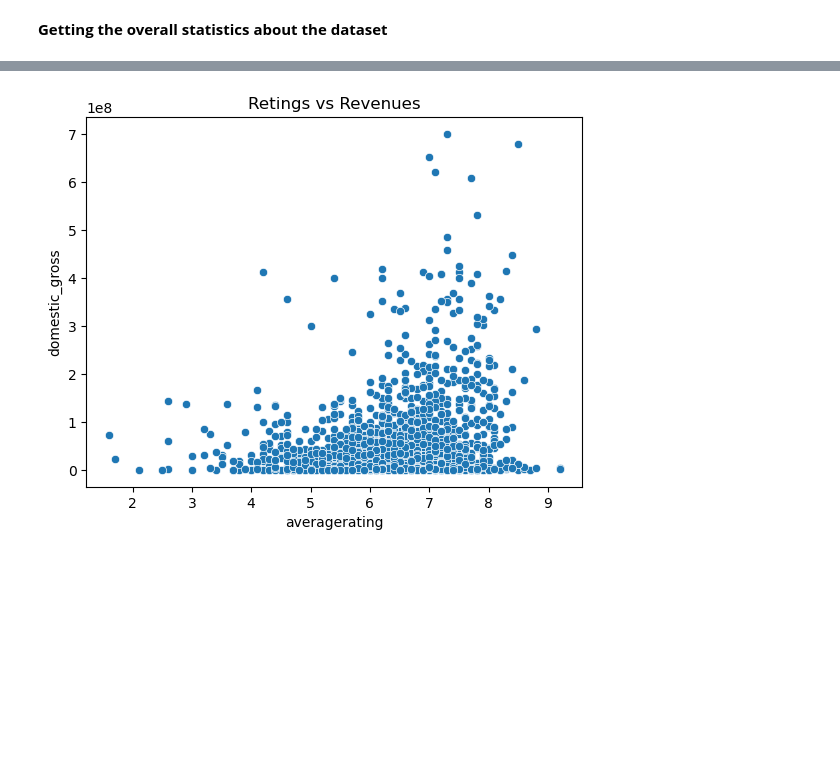
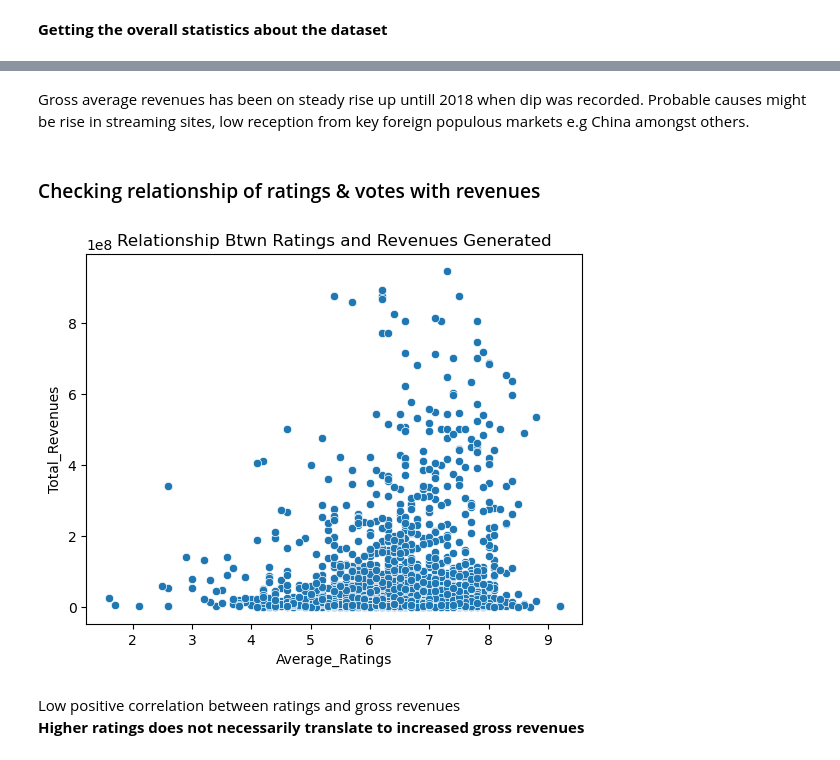
Before and after one commit to 20222015/dsc-phase-1-project, a Jupyter notebook: student.ipynb, the cells around one changed output, grey strips where cells are left out. Cells and saved outputs as stored; diff of their text form; code cells hidden in the pictures; blank space fills up the shorter version.

```diff
--- a/student.ipynb
+++ b/student.ipynb
@@ -112,0 +210,3 @@ memory usage: 307.4+ KB
+# %%
+# dropping 'start_year' column
+data = data.drop('start_year', axis=1)
@@ -228,5 +304,3 @@ dtype: int64
-# %%
-data = data.drop(columns=['tconst','start_year','original_title'])
 # %%
 data = data.reset_index(drop=True)
 data
@@ -262,2 +321,3 @@ dtype: object
-# %%
-data['foreign_gross'] = data['foreign_gross'].str.replace('\W', '', regex=True)
+# %%
+#changing foreign_gross from object to numeric
+data['foreign_gross'] = data['foreign_gross'].str.replace('$','').str.replace(',','').str.replace('.','').astype('int')
@@ -345,7 +403,16 @@ Name: domestic_gross, dtype: float64
+# %% [markdown]
+Gross average revenues has been on steady rise up untill 2018 when dip was recorded. Probable causes might be rise in streaming sites, low reception from key foreign populous markets e.g China amongst others.
+# %% [markdown]
+### Checking relationship of ratings & votes with revenues
 # %%
 #checking relationship between variables
-sns.scatterplot(x='averagerating', y='domestic_gross', data=data)
-plt.title("Ratings vs Revenues")
+sns.scatterplot(x='averagerating', y='foreign_gross', data=data)
+plt.xlabel('Average_Ratings')
+plt.ylabel('Total_Revenues')
+plt.title("Relationship Btwn Ratings and Revenues Generated")
 plt.show()
 # %% [output]
-[figure, old version]
+[figure, new version]
+# %% [markdown]
+Low positive correlation between ratings and gross revenues\
+__Higher ratings does not necessarily translate to increased gross revenues__
```
Also changed, not shown: parts of 72 cells of this notebook.
